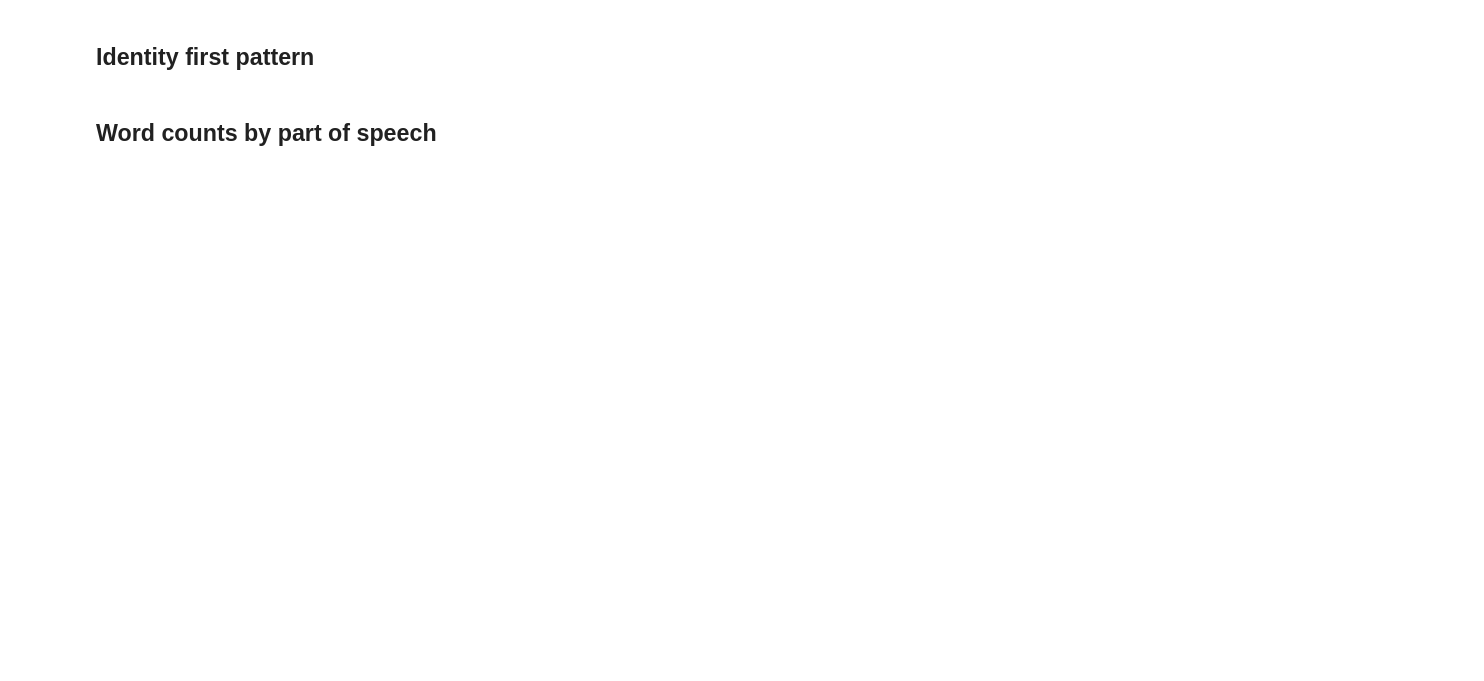
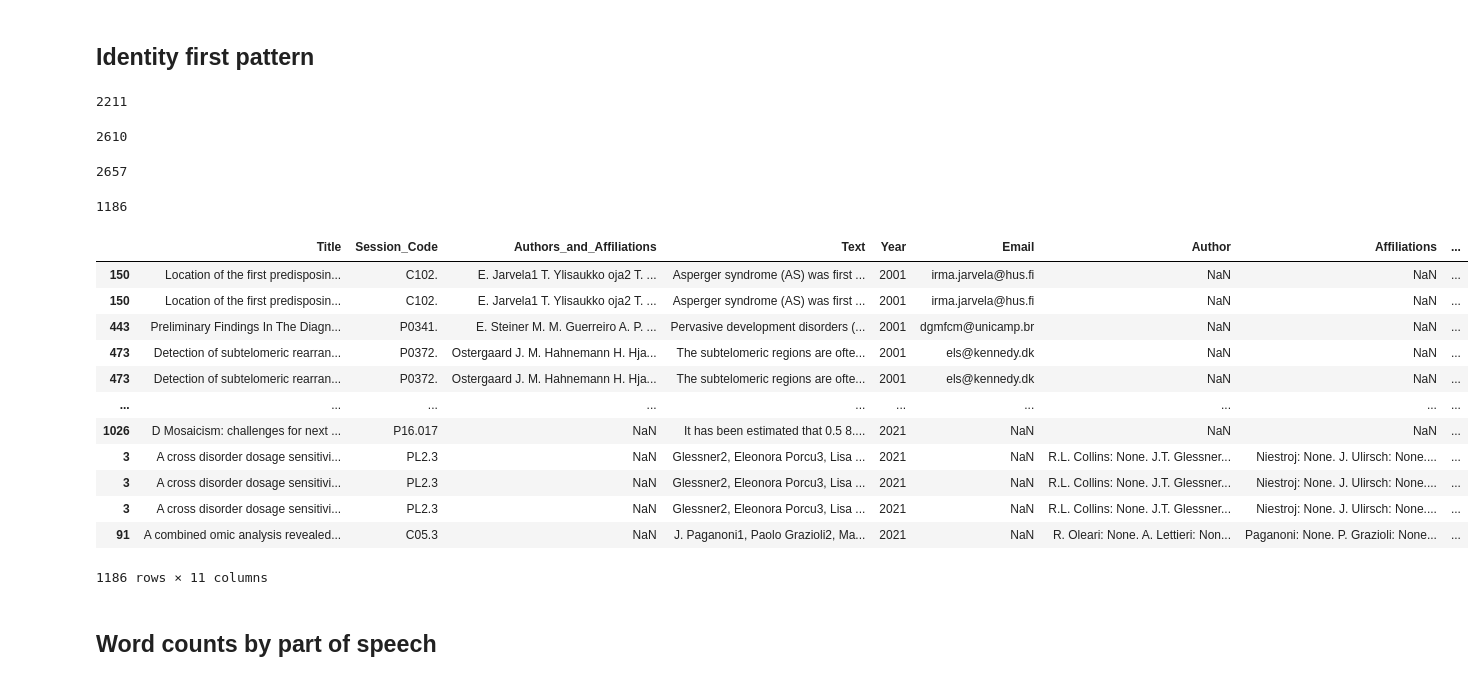
Before and after one commit to UKDataServiceOpen/Person_Identy_First_Language, a Jupyter notebook: code/Analyze_professionally_cleaned.ipynb, the cells around one changed output. Saved outputs shown, nothing was run; the diff lists cells and outputs as text; code cells hidden in the pictures; blank space fills up the shorter version.

Commit message:
JK I think I nearly have the text that matches both patterns in its own column. Not quite. But close

```diff
--- a/code/Analyze_professionally_cleaned.ipynb
+++ b/code/Analyze_professionally_cleaned.ipynb
@@ -315,25 +253,21 @@ pattern_c = [{"TEXT": {"REGEX": "^ASD"}},
 # %%
-# Matcher class object
-matcher = Matcher(nlp.vocab)
-matcher.add("matching_1", [pattern_a, pattern_b, pattern_c])
-
-identity_first =[]
+matched_sents['Identity-first'] = matched_sents.apply(lambda row: find_pattern1_match(row.Sentence), axis = 1)
 # %%
-
-matches = matcher(p_i_doc)
-for match_id, start, end in matches:
-    string_id = nlp.vocab.strings[match_id]  # Get string representation
-    span = p_i_doc[start:end]  # The matched span
-    identity_first.append(span.text)
-
-#print(matches[:10])
+len(matched_sents)
+# %% [output]
+2211
 # %%
-i_f_lower = [word.lower() for word in identity_first]     # make those tokens lowercase
-i_f_no_punct = [w.translate(table_punctuation) for w in i_f_lower] # remove the punctuation
-i_f_no_space = (list(filter(lambda x: x, i_f_no_punct)))           # remove any extra whitespace
+matched_sents = matched_sents.explode('Person-first')                             # explode to create 1 row per sentence token
+len(matched_sents)
+# %% [output]
+2610
+# %%
+matched_sents = matched_sents.explode('Identity-first')                             # explode to create 1 row per sentence token
+len(matched_sents)
+# %% [output]
+2657
 # %%
-identity_first_no_dups = list(set(i_f_no_space))
-with open('..\\counts\\ESHG\\identity_first.csv', "w", encoding='utf8') as outfile:
-        write = csv.writer(outfile)
-        for item in identity_first_no_dups:
-            write.writerow([item])
+final = matched_sents[(matched_sents['Person-first'] != '') | (matched_sents['Identity-first'] != '')]
+len(final)
+# %% [output]
+1186
@@ -343,3 +274,19 @@ print(len(identity_first_no_dups))
+# %%
+final
+# %% [output]
+|  | Title | Session_Code | Authors_and_Affiliations | Text | Year | Email | Author | Affiliations | ... |
+| 150 | Location of the first predisposin... | C102. | E. Jarvela1 T. Ylisaukko oja2 T. ... | Asperger syndrome (AS) was first ... | 2001 | irma.jarvela@hus.fi | NaN | NaN | ... |
+| 150 | Location of the first predisposin... | C102. | E. Jarvela1 T. Ylisaukko oja2 T. ... | Asperger syndrome (AS) was first ... | 2001 | irma.jarvela@hus.fi | NaN | NaN | ... |
+| 443 | Preliminary Findings In The Diagn... | P0341. | E. Steiner M. M. Guerreiro A. P. ... | Pervasive development disorders (... | 2001 | dgmfcm@unicamp.br | NaN | NaN | ... |
+| 473 | Detection of subtelomeric rearran... | P0372. | Ostergaard J. M. Hahnemann H. Hja... | The subtelomeric regions are ofte... | 2001 | els@kennedy.dk | NaN | NaN | ... |
+| 473 | Detection of subtelomeric rearran... | P0372. | Ostergaard J. M. Hahnemann H. Hja... | The subtelomeric regions are ofte... | 2001 | els@kennedy.dk | NaN | NaN | ... |
+| ... | ... | ... | ... | ... | ... | ... | ... | ... | ... |
+| 1026 | D Mosaicism: challenges for next ... | P16.017 | NaN | It has been estimated that 0.5 8.... | 2021 | NaN | NaN | NaN | ... |
+| 3 | A cross disorder dosage sensitivi... | PL2.3 | NaN | Glessner2, Eleonora Porcu3, Lisa ... | 2021 | NaN | R.L. Collins: None. J.T. Glessner... | Niestroj: None. J. Ulirsch: None.... | ... |
+| 3 | A cross disorder dosage sensitivi... | PL2.3 | NaN | Glessner2, Eleonora Porcu3, Lisa ... | 2021 | NaN | R.L. Collins: None. J.T. Glessner... | Niestroj: None. J. Ulirsch: None.... | ... |
+| 3 | A cross disorder dosage sensitivi... | PL2.3 | NaN | Glessner2, Eleonora Porcu3, Lisa ... | 2021 | NaN | R.L. Collins: None. J.T. Glessner... | Niestroj: None. J. Ulirsch: None.... | ... |
+| 91 | A combined omic analysis revealed... | C05.3 | NaN | J. Paganoni1, Paolo Grazioli2, Ma... | 2021 | NaN | R. Oleari: None. A. Lettieri: Non... | Paganoni: None. P. Grazioli: None... | ... |
+1186 rows × 11 columns
 # %% [markdown]
 ## Word counts by part of speech
 # %%
```
Also changed, not shown: parts of 24 cells of this notebook.
